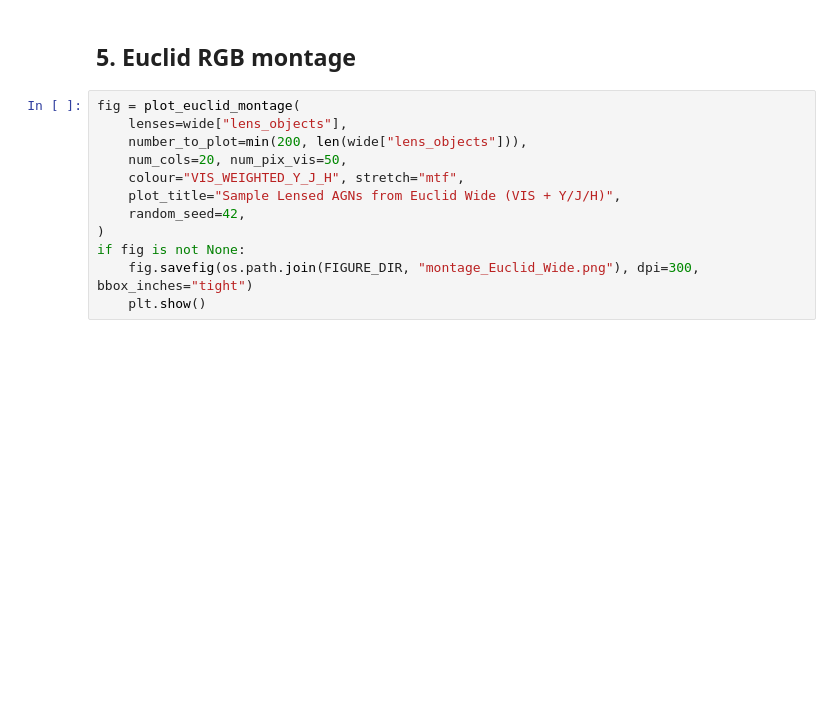
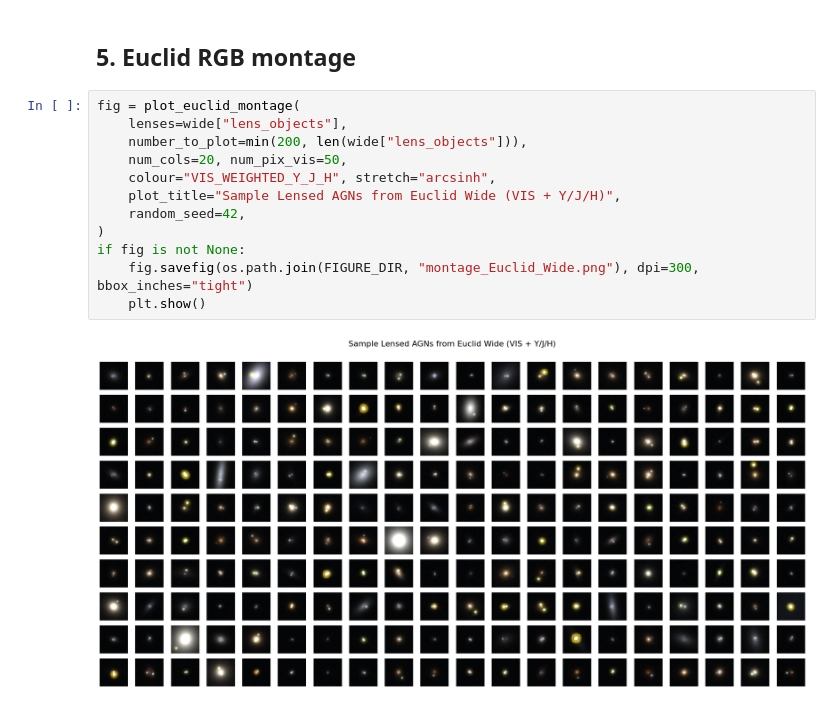
Before and after one commit to timedilatesme/lensed-agn-forecast, a Jupyter notebook: Euclid_lagn_forecast.ipynb, the cells around one changed output. Saved outputs shown, nothing was run; the diff lists cells and outputs as text; blank space fills up the shorter version.

```diff
--- a/Euclid_lagn_forecast.ipynb
+++ b/Euclid_lagn_forecast.ipynb
@@ -226,12 +240,14 @@ plt.show()
 # %%
 fig = plot_euclid_montage(
     lenses=wide["lens_objects"],
     number_to_plot=min(200, len(wide["lens_objects"])),
     num_cols=20, num_pix_vis=50,
-    colour="VIS_WEIGHTED_Y_J_H", stretch="mtf",
+    colour="VIS_WEIGHTED_Y_J_H", stretch="arcsinh",
     plot_title="Sample Lensed AGNs from Euclid Wide (VIS + Y/J/H)",
     random_seed=42,
 )
 if fig is not None:
     fig.savefig(os.path.join(FIGURE_DIR, "montage_Euclid_Wide.png"), dpi=300, bbox_inches="tight")
     plt.show()
+# %% [output]
+[figure, added]
```
Also changed, not shown: parts of 8 cells of this notebook, 8 other files.
